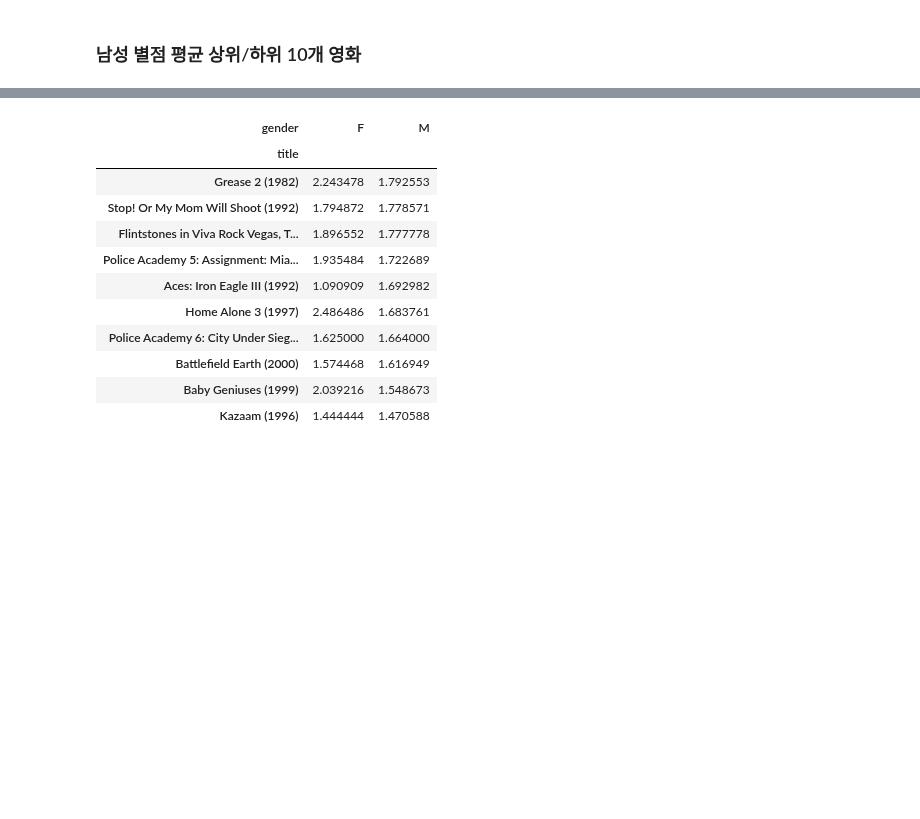
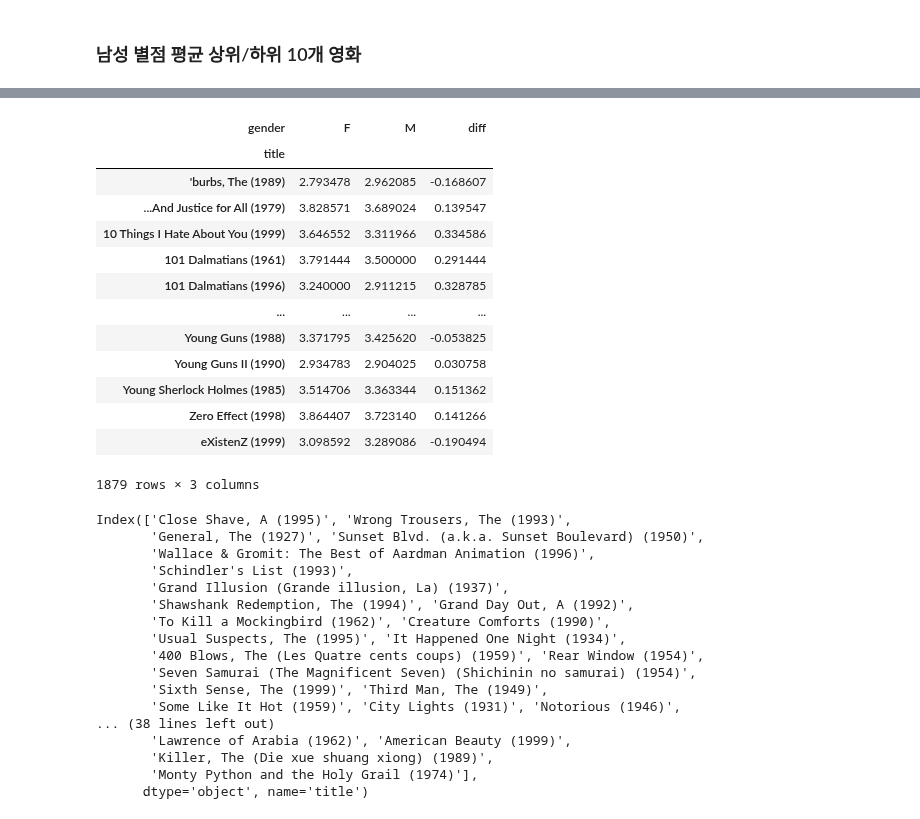
Before and after one commit to JakeOh/202511_BD53, a Jupyter notebook: lab_python/da14_movielens.ipynb, the cells around one changed output, grey strips where cells are left out. Saved outputs shown, nothing was run; the diff lists cells and outputs as text; code cells hidden in the pictures; blank space fills up the shorter version.

```diff
--- a/lab_python/da14_movielens.ipynb
+++ b/lab_python/da14_movielens.ipynb
@@ -579,15 +672,38 @@ by_title_gender.sort_values(by='M', ascending=False).head(n=10)
+# %%
+by_title_gender
+# %% [output]
+| gender | F | M | diff |
+| title |  |  |  |
+| 'burbs, The (1989) | 2.793478 | 2.962085 | -0.168607 |
+| ...And Justice for All (1979) | 3.828571 | 3.689024 | 0.139547 |
+| 10 Things I Hate About You (1999) | 3.646552 | 3.311966 | 0.334586 |
+| 101 Dalmatians (1961) | 3.791444 | 3.500000 | 0.291444 |
+| 101 Dalmatians (1996) | 3.240000 | 2.911215 | 0.328785 |
+| ... | ... | ... | ... |
+| Young Guns (1988) | 3.371795 | 3.425620 | -0.053825 |
+| Young Guns II (1990) | 2.934783 | 2.904025 | 0.030758 |
+| Young Sherlock Holmes (1985) | 3.514706 | 3.363344 | 0.151362 |
+| Zero Effect (1998) | 3.864407 | 3.723140 | 0.141266 |
+| eXistenZ (1999) | 3.098592 | 3.289086 | -0.190494 |
+1879 rows × 3 columns
 # %%
-by_title_gender.sort_values(by='M', ascending=False).tail(n=10)
+female_top100 = by_title_gender.sort_values(by='F', ascending=False).head(n=100).index
+female_top100
 # %% [output]
-| gender | F | M |
-| title |  |  |
-| Grease 2 (1982) | 2.243478 | 1.792553 |
-| Stop! Or My Mom Will Shoot (1992) | 1.794872 | 1.778571 |
-| Flintstones in Viva Rock Vegas, T... | 1.896552 | 1.777778 |
-| Police Academy 5: Assignment: Mia... | 1.935484 | 1.722689 |
-| Aces: Iron Eagle III (1992) | 1.090909 | 1.692982 |
-| Home Alone 3 (1997) | 2.486486 | 1.683761 |
-| Police Academy 6: City Under Sieg... | 1.625000 | 1.664000 |
-| Battlefield Earth (2000) | 1.574468 | 1.616949 |
-| Baby Geniuses (1999) | 2.039216 | 1.548673 |
-| Kazaam (1996) | 1.444444 | 1.470588 |
+Index(['Close Shave, A (1995)', 'Wrong Trousers, The (1993)',
+       'General, The (1927)', 'Sunset Blvd. (a.k.a. Sunset Boulevard) (1950)',
+       'Wallace & Gromit: The Best of Aardman Animation (1996)',
+       'Schindler's List (1993)',
+       'Grand Illusion (Grande illusion, La) (1937)',
+       'Shawshank Redemption, The (1994)', 'Grand Day Out, A (1992)',
+       'To Kill a Mockingbird (1962)', 'Creature Comforts (1990)',
+       'Usual Suspects, The (1995)', 'It Happened One Night (1934)',
+       '400 Blows, The (Les Quatre cents coups) (1959)', 'Rear Window (1954)',
+       'Seven Samurai (The Magnificent Seven) (Shichinin no samurai) (1954)',
+       'Sixth Sense, The (1999)', 'Third Man, The (1949)',
+       'Some Like It Hot (1959)', 'City Lights (1931)', 'Notorious (1946)',
+... (38 lines left out)
+       'Lawrence of Arabia (1962)', 'American Beauty (1999)',
+       'Killer, The (Die xue shuang xiong) (1989)',
+       'Monty Python and the Holy Grail (1974)'],
+      dtype='object', name='title')
```
Also changed, not shown: parts of 11 cells of this notebook.
